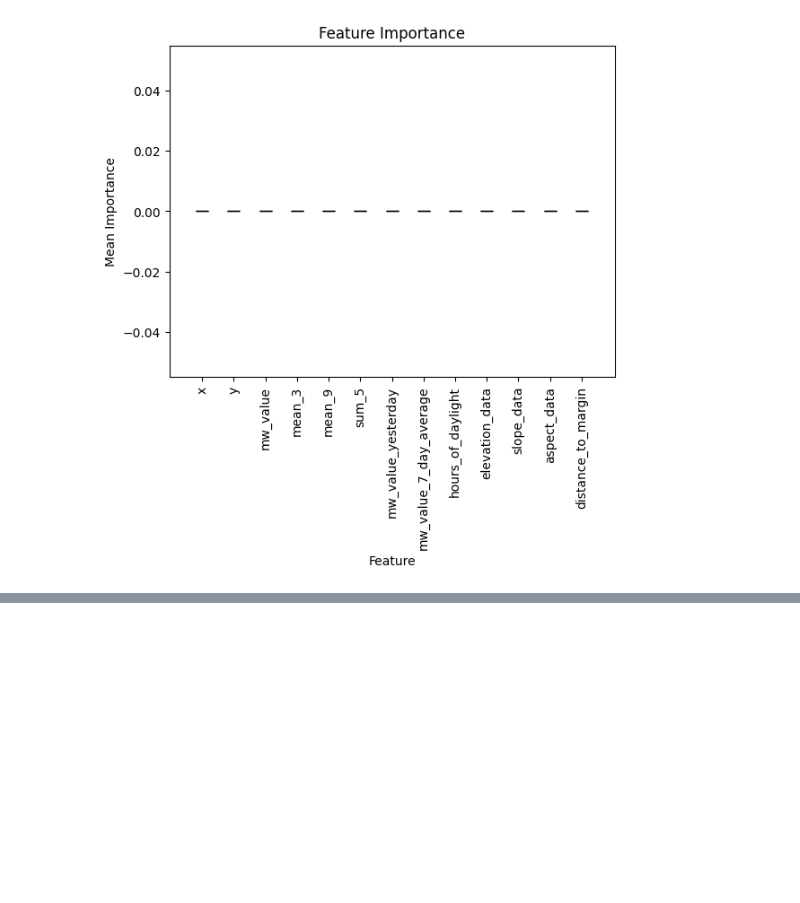
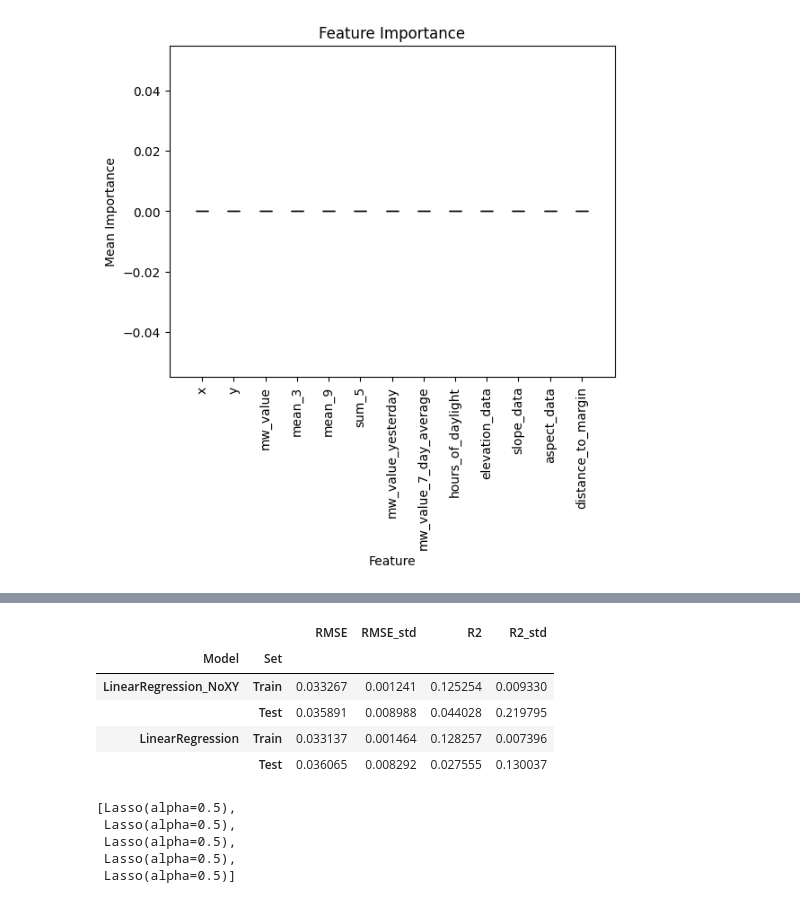
Before and after one commit to linaskerath/RP_Greenland, a Jupyter notebook: Scripts/08_feature_importance.ipynb, the cells around one changed output, grey strips where cells are left out. Cells and saved outputs as stored; diff of their text form; code cells hidden in the pictures; blank space fills up the shorter version.

Commit message:
hyperparameter check

```diff
--- a/Scripts/08_feature_importance.ipynb
+++ b/Scripts/08_feature_importance.ipynb
@@ -34,0 +41,9 @@ ElasticNetRegression
+# %%
+f.model_comparison_table([LinReg_noXY, LinReg])
+# %% [output]
+|  |  | RMSE | RMSE_std | R2 | R2_std |
+| Model | Set |  |  |  |  |
+| LinearRegression_NoXY | Train | 0.033267 | 0.001241 | 0.125254 | 0.009330 |
+|  | Test | 0.035891 | 0.008988 | 0.044028 | 0.219795 |
+| LinearRegression | Train | 0.033137 | 0.001464 | 0.128257 | 0.007396 |
+|  | Test | 0.036065 | 0.008292 | 0.027555 | 0.130037 |
@@ -34,0 +52,9 @@ ElasticNetRegression
+# %%
+# get hyperparameters of all 7 models
+LassoReg.cv_model_list
+# %% [output]
+[Lasso(alpha=0.5),
+ Lasso(alpha=0.5),
+ Lasso(alpha=0.5),
+ Lasso(alpha=0.5),
+ Lasso(alpha=0.5)]
```
Also changed, not shown: parts of 5 cells of this notebook, 1 other file.
